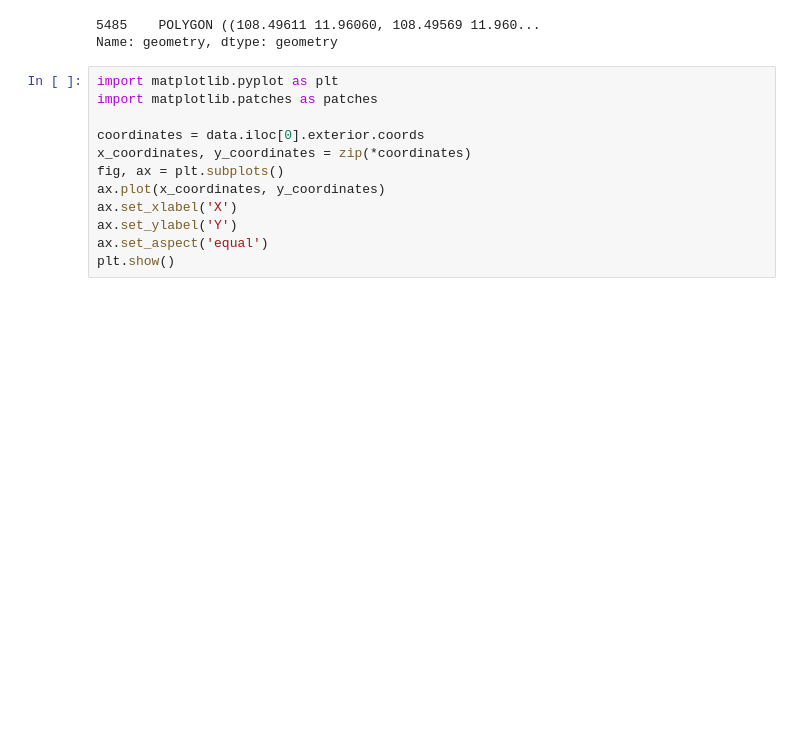
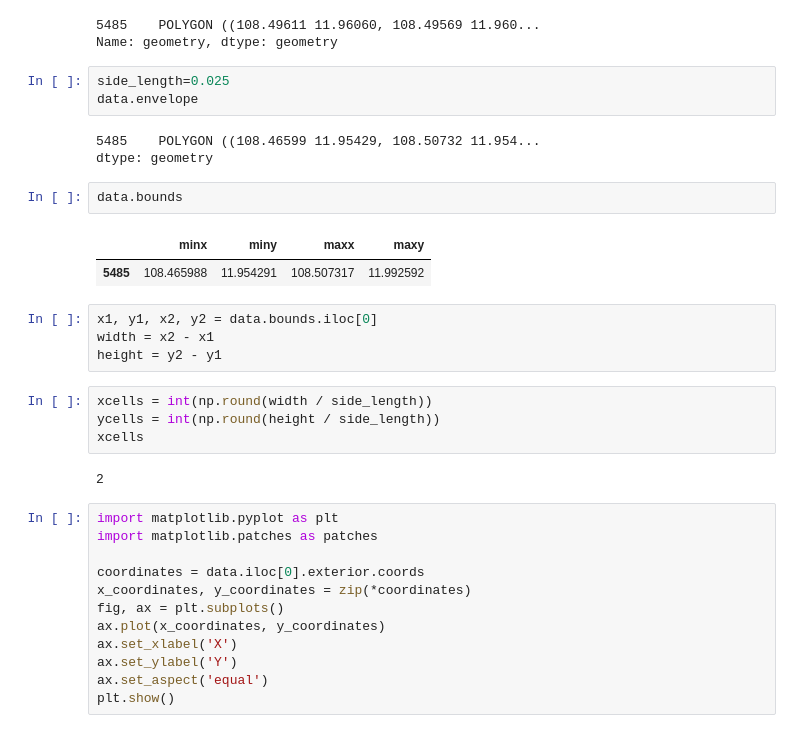
Before and after one commit to Phatdat01/real_estate, a Jupyter notebook: demo.ipynb, the cells around one changed output. Saved outputs shown, nothing was run; the diff lists cells and outputs as text; blank space fills up the shorter version.

```diff
--- a/demo.ipynb
+++ b/demo.ipynb
@@ -14,6 +14,27 @@ data
 # %% [output]
 5485    POLYGON ((108.49611 11.96060, 108.49569 11.960...
 Name: geometry, dtype: geometry
+# %%
+side_length=0.025
+data.envelope
+# %% [output]
+5485    POLYGON ((108.46599 11.95429, 108.50732 11.954...
+dtype: geometry
+# %%
+data.bounds
+# %% [output]
+|  | minx | miny | maxx | maxy |
+| 5485 | 108.465988 | 11.954291 | 108.507317 | 11.992592 |
+# %%
+x1, y1, x2, y2 = data.bounds.iloc[0]
+width = x2 - x1
+height = y2 - y1
+# %%
+xcells = int(np.round(width / side_length))
+ycells = int(np.round(height / side_length))
+xcells
+# %% [output]
+2
 # %%
 import matplotlib.pyplot as plt
 import matplotlib.patches as patches
```
Also changed, not shown: 1 other file.
